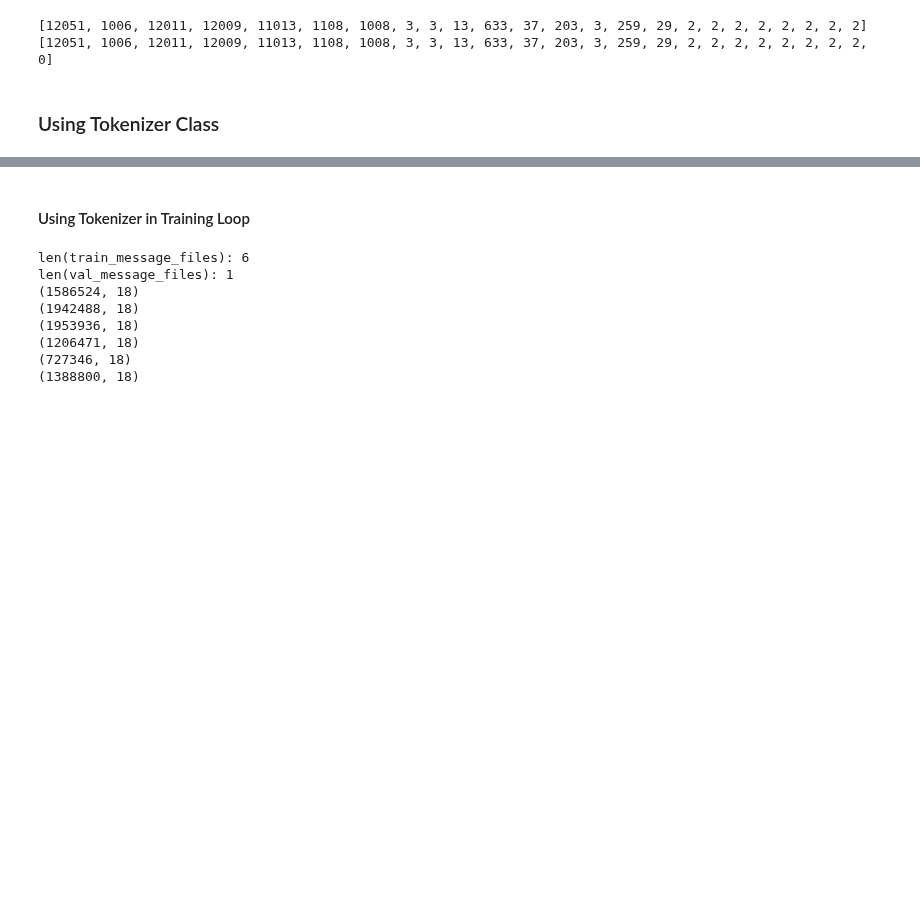
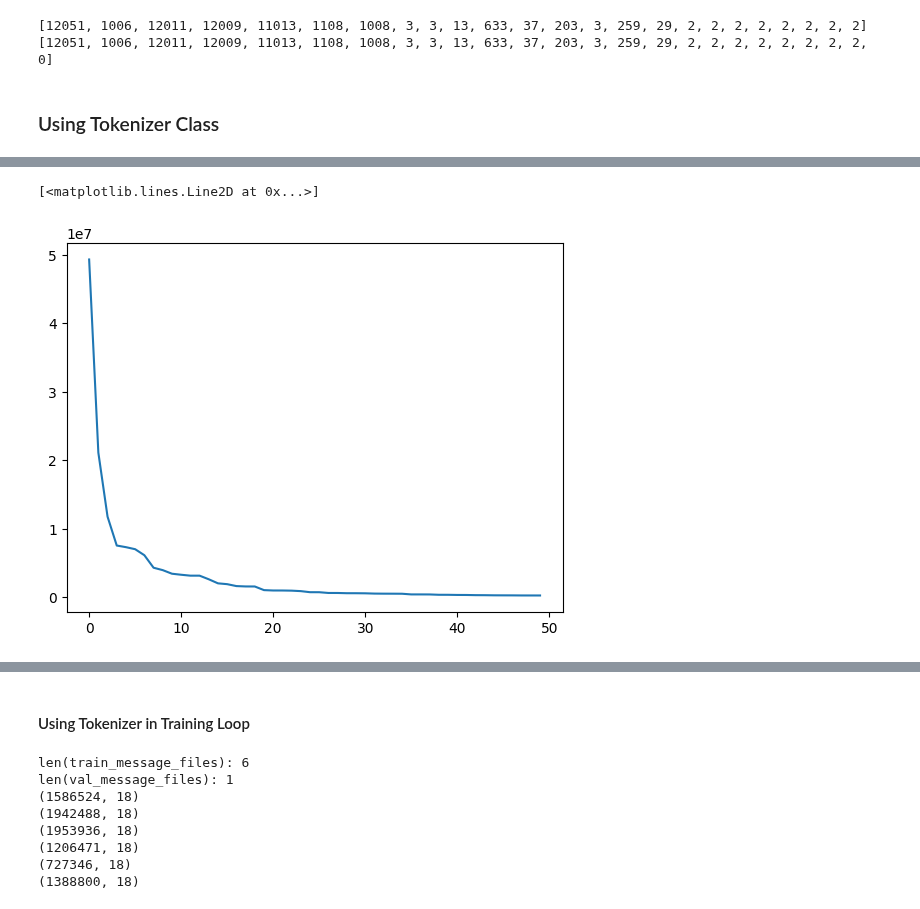
Before and after one commit to kingofguan/MarketGPT, a Jupyter notebook: tokenizer/bpe.ipynb, the cells around one changed output, grey strips where cells are left out. Saved outputs shown, nothing was run; the diff lists cells and outputs as text; code cells hidden in the pictures; blank space fills up the shorter version.

```diff
--- a/tokenizer/bpe.ipynb
+++ b/tokenizer/bpe.ipynb
@@ -511,0 +658,5 @@ merge 29/29: (12534, 12519) -> 12543 ((12534, 12519)) had 69383 occurrences
+# %%
+plt.plot(occurrences[0:50]) # vocab size = 12160
+# %% [output]
+[<matplotlib.lines.Line2D at 0x...>]
+[figure, added]
```
Also changed, not shown: parts of 14 cells of this notebook, 10 other files.
